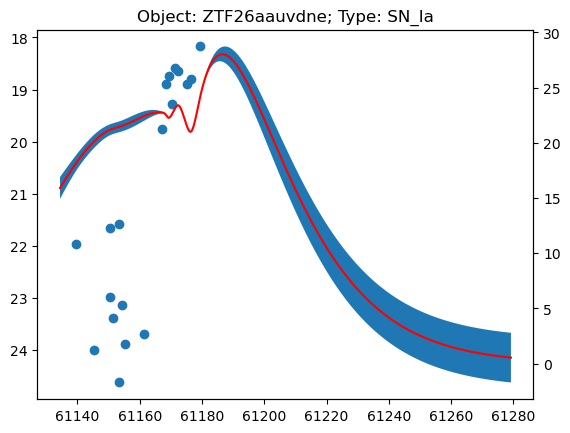
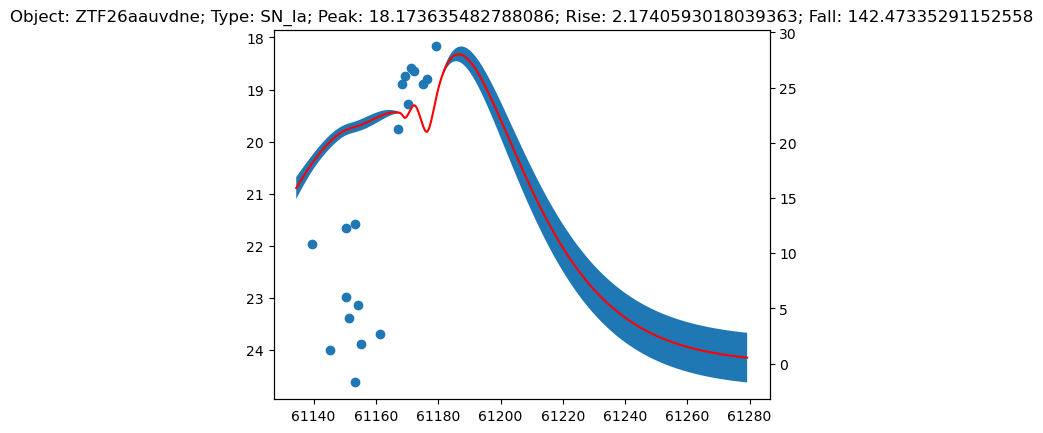
The change to this notebook cell's code, shown as a diff; its figure went from the first image to the second:
--- before
+++ after
@@ -31,8 +31,27 @@
             pred, pred_var = gp.predict(mag_flipped, x_fit, return_var=True)
 
+            #find rise time
+            peak = np.min(mag)
+            print(peak)
+            peak_index = np.argmin(mag)
+            print(peak_index)
+            slopes = np.gradient(pred, x_fit)
+            rise_days = 0
+            for point in x_fit[:peak_index]:
+                if slopes[np.where(x_fit == point)] < 1:
+                    rise_days = point
+            rise_time = rise_days - x_fit[0]
+
+            #find down time
+            down_days = 0
+            for point in x_fit[peak_index:]:
+                if slopes[np.where(x_fit == point)] < 1:
+                    down_days = point
+            fall_time = down_days - x_fit[peak_index]
+
             #add curve to dictionary and append to list
             #print(table_curves)
             error = np.pow(pred_var, 0.5)
-            dic = {"object": light[0]["oid"], "type": "SNIa", "mjd": x_fit, "mag": pred, "error": error}
+            dic = {"object": light[0]["oid"], "type": "SNIa", "mjd": x_fit, "mag": pred, "error": error, "peak": peak, "rise": rise_time, "fall": fall_time}
             dic_curves.append(dic)
             #print(table_curves)
@@ -44,5 +63,5 @@
         
             ax2.fill_between(x_fit, pred - error, pred + error, interpolate=True)
-            plt.title(f"Object: {light[0]["oid"]}; Type: SN_Ia")
+            plt.title(f"Object: {light[0]["oid"]}; Type: SN_Ia; Peak: {peak}; Rise: {rise_time}; Fall: {fall_time}")
 
             pdf.savefig()

Commit: Fixed ML